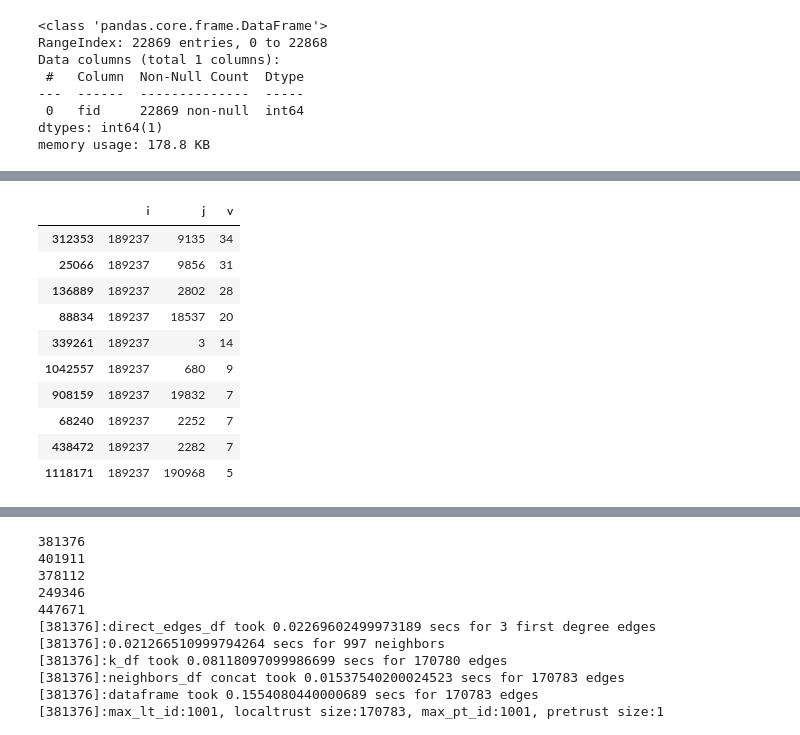
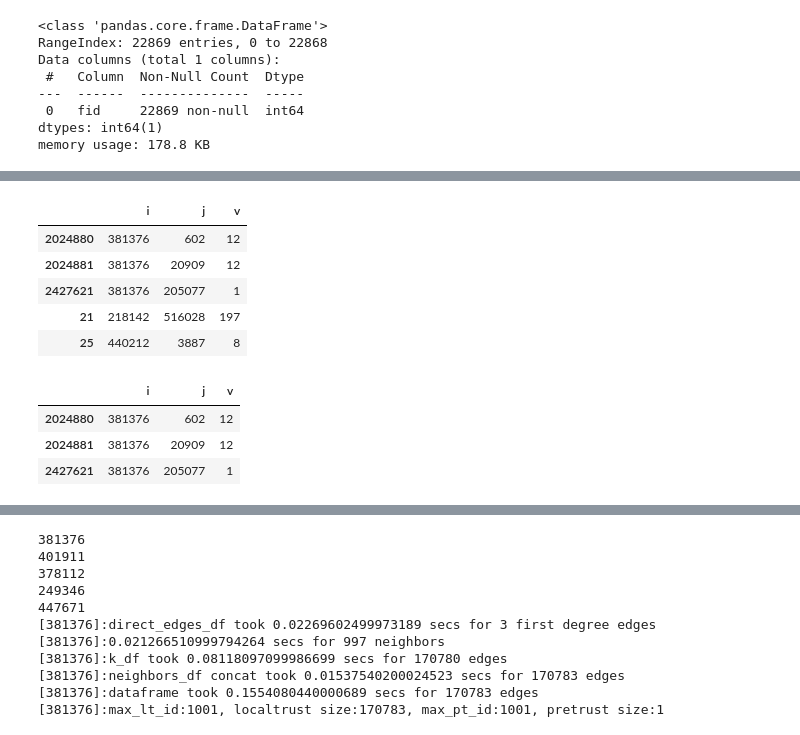
Before and after one commit to Karma3Labs/farcaster-graph, a Jupyter notebook: notebooks/GenPersonalGraph.ipynb, the cells around one changed output, grey strips where cells are left out. Drawn from its saved outputs; the diff is of its cells as text; code cells hidden in the pictures.

Commit message:
fix: personal graph neighbors missing some edges

```diff
--- a/notebooks/GenPersonalGraph.ipynb
+++ b/notebooks/GenPersonalGraph.ipynb
@@ -36,4 +36,4 @@ IPython.version_info
 # %% [output]
 (7, 27, 0, '')
 # %%
-USE_PANDAS_PERF=True # if multiple CPU cores are available
+USE_PANDAS_PERF=False # if multiple CPU cores are available
@@ -295,0 +189,5 @@ memory usage: 178.8 KB
+# %%
+# input_fid=189237
+input_fid=381376
+max_degree=5
+max_neighbors=1000
@@ -296,3 +201,4 @@ memory usage: 178.8 KB
 # %%
-n_df = await _get_neighbors_edges(fids=[189237], df=lt_df, graph=g, max_degree=5, max_neighbors=1000)
+n_df = await _get_neighbors_edges(df=lt_df, graph=g,
+                                  fids=[input_fid], max_degree=max_degree, max_neighbors=max_neighbors)
 # %% [output]
@@ -316,14 +209,16 @@ memory usage: 3.8 MB
 # %%
-n_df.head(10)
+n_df.head(5)
 # %% [output]
 |  | i | j | v |
-| 312353 | 189237 | 9135 | 34 |
-| 25066 | 189237 | 9856 | 31 |
-| 136889 | 189237 | 2802 | 28 |
-| 88834 | 189237 | 18537 | 20 |
-| 339261 | 189237 | 3 | 14 |
-| 1042557 | 189237 | 680 | 9 |
-| 908159 | 189237 | 19832 | 7 |
-| 68240 | 189237 | 2252 | 7 |
-| 438472 | 189237 | 2282 | 7 |
-| 1118171 | 189237 | 190968 | 5 |
+| 2024880 | 381376 | 602 | 12 |
+| 2024881 | 381376 | 20909 | 12 |
+| 2427621 | 381376 | 205077 | 1 |
+| 21 | 218142 | 516028 | 197 |
+| 25 | 440212 | 3887 | 8 |
+# %%
+n_df[n_df['i']== 381376]
+# %% [output]
+|  | i | j | v |
+| 2024880 | 381376 | 602 | 12 |
+| 2024881 | 381376 | 20909 | 12 |
+| 2427621 | 381376 | 205077 | 1 |
```
Also changed, not shown: parts of 26 cells of this notebook, 1 other file.
